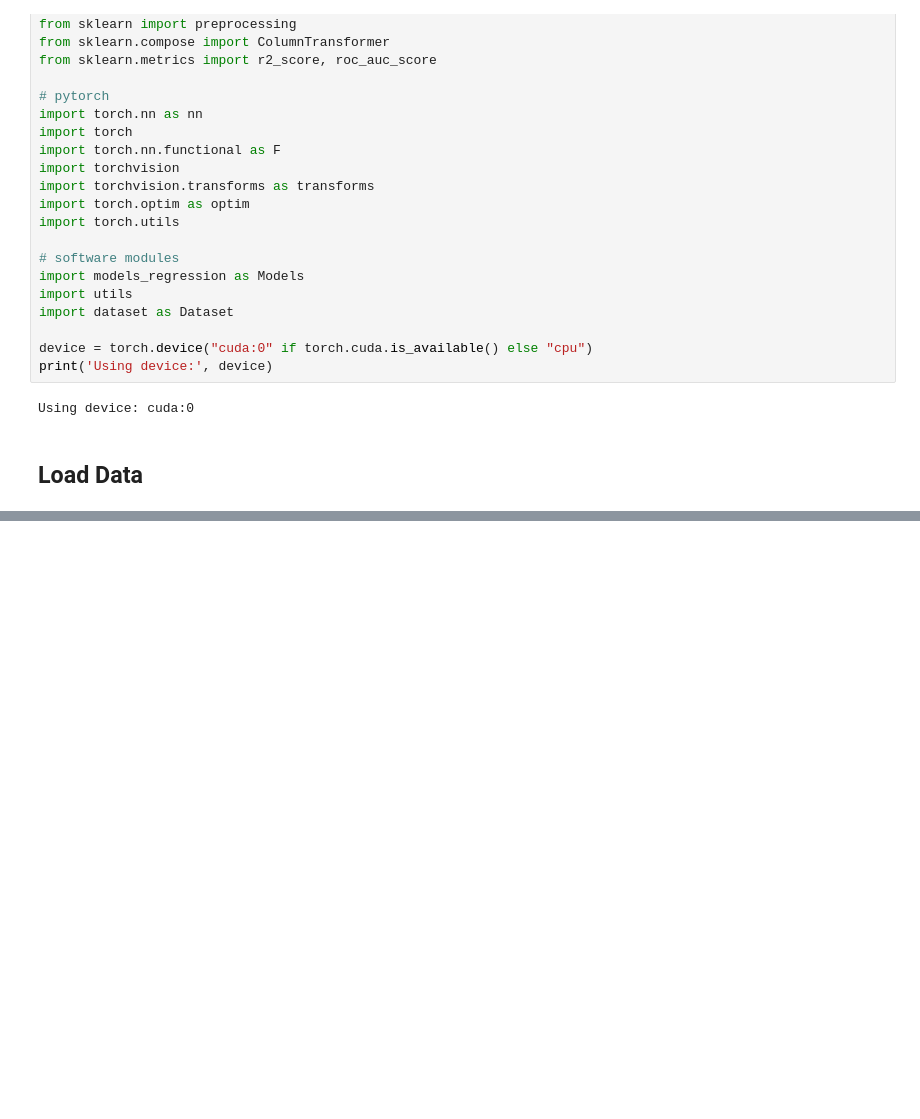
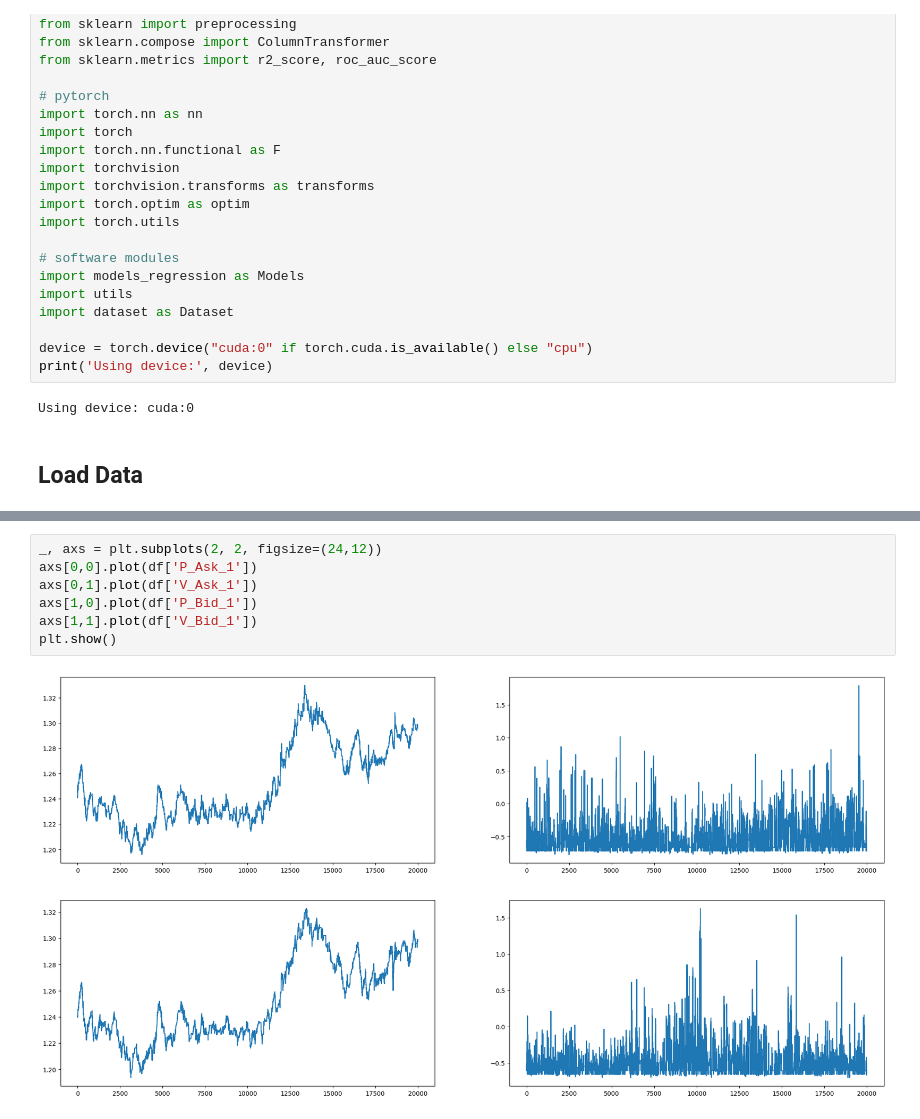
Before and after one commit to JoeLsvj/stocks_forecasting_LOB, a Jupyter notebook: notebook_classification.ipynb, the cells around one changed output, grey strips where cells are left out. Drawn from its saved outputs; the diff is of its cells as text; blank space fills up the shorter version.

```diff
--- a/notebook_classification.ipynb
+++ b/notebook_classification.ipynb
@@ -57,0 +64,9 @@ df.head()
+# %%
+_, axs = plt.subplots(2, 2, figsize=(24,12))
+axs[0,0].plot(df['P_Ask_1'])
+axs[0,1].plot(df['V_Ask_1'])
+axs[1,0].plot(df['P_Bid_1'])
+axs[1,1].plot(df['V_Bid_1'])
+plt.show()
+# %% [output]
+[figure, added]
```
Also changed, not shown: parts of 1 cell of this notebook, 30 other files.
